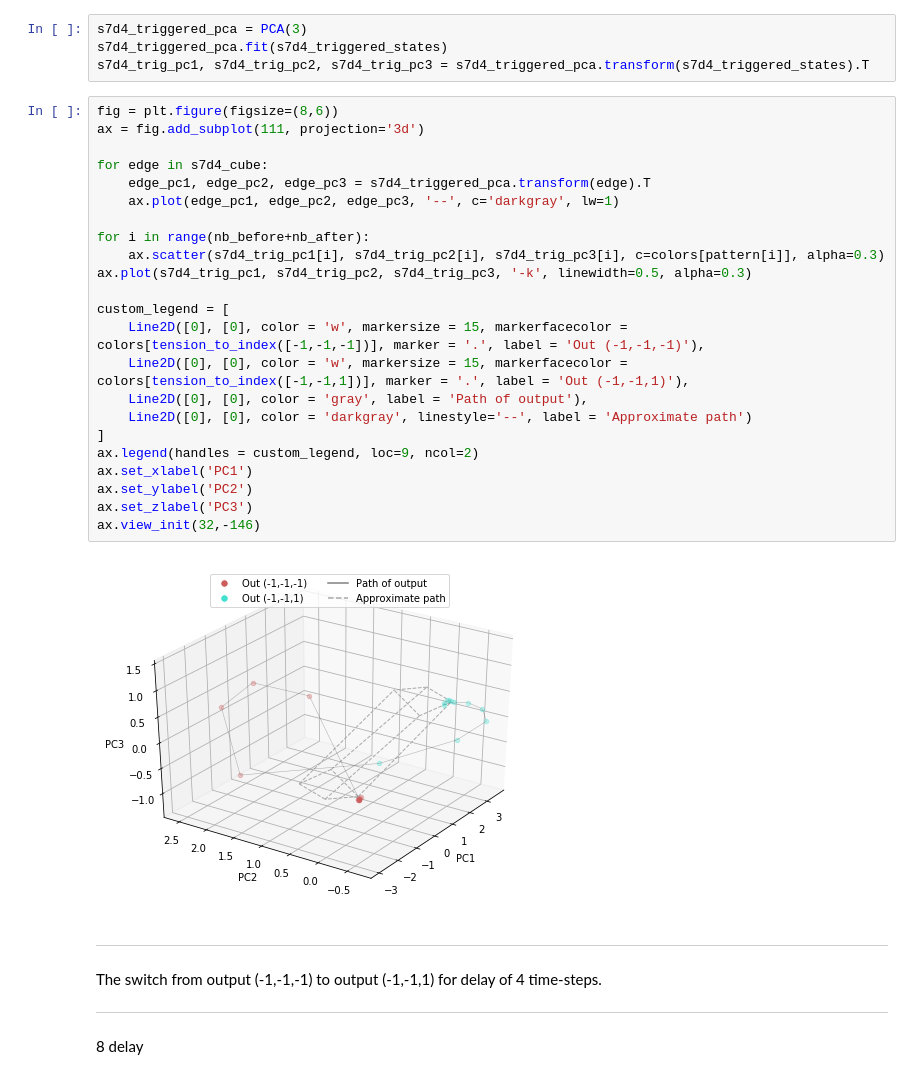
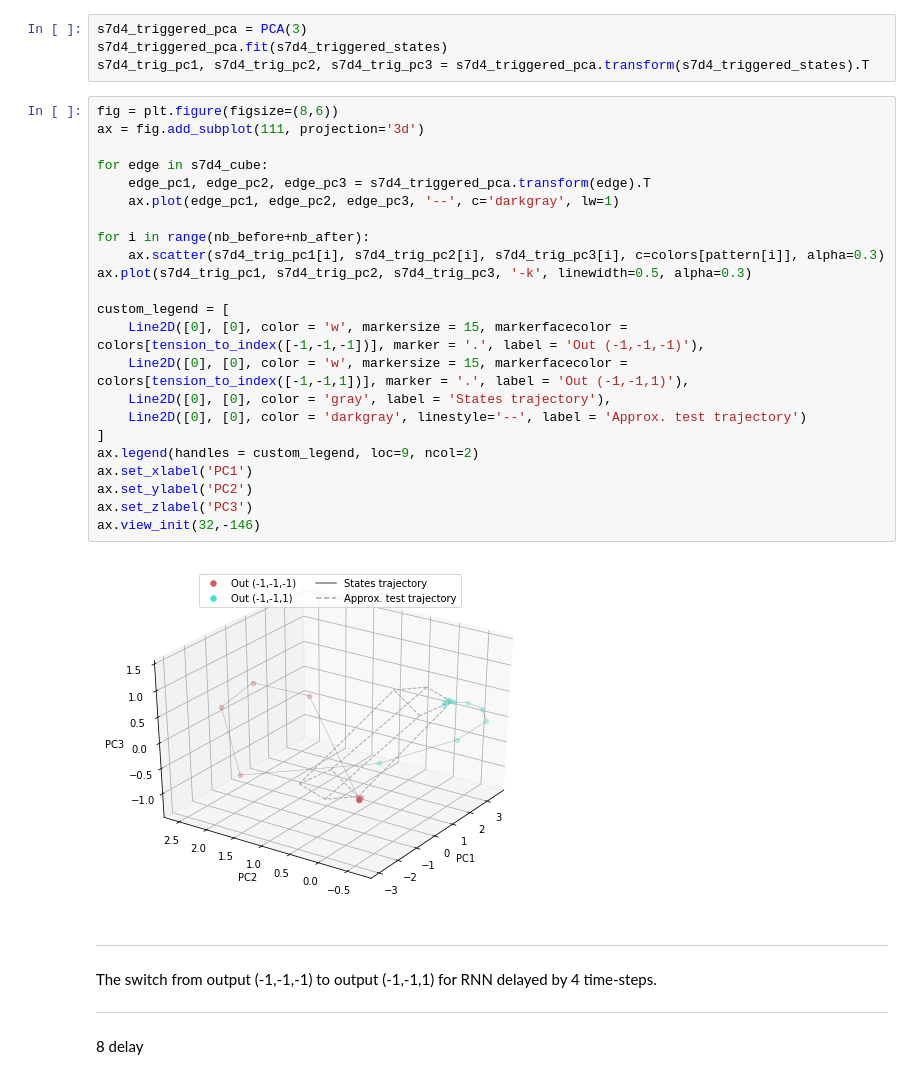
Before and after one commit to aude-forcione-lambert/an-investigation-of-memory-implementation-in-discrete-recurrent-neural-network, a Jupyter notebook: analysis.ipynb, the cells around one changed output. Cells and saved outputs as stored; diff of their text form.

```diff
--- a/analysis.ipynb
+++ b/analysis.ipynb
@@ -623,31 +610,31 @@ s7d4_trig_pc1, s7d4_trig_pc2, s7d4_trig_pc3 = s7d4_triggered_pca.transform(s7d4_
 # %%
 fig = plt.figure(figsize=(8,6))
 ax = fig.add_subplot(111, projection='3d')
 
 for edge in s7d4_cube:
     edge_pc1, edge_pc2, edge_pc3 = s7d4_triggered_pca.transform(edge).T
     ax.plot(edge_pc1, edge_pc2, edge_pc3, '--', c='darkgray', lw=1)
 
 for i in range(nb_before+nb_after):
     ax.scatter(s7d4_trig_pc1[i], s7d4_trig_pc2[i], s7d4_trig_pc3[i], c=colors[pattern[i]], alpha=0.3)
 ax.plot(s7d4_trig_pc1, s7d4_trig_pc2, s7d4_trig_pc3, '-k', linewidth=0.5, alpha=0.3)
 
 custom_legend = [
     Line2D([0], [0], color = 'w', markersize = 15, markerfacecolor = colors[tension_to_index([-1,-1,-1])], marker = '.', label = 'Out (-1,-1,-1)'),
     Line2D([0], [0], color = 'w', markersize = 15, markerfacecolor = colors[tension_to_index([-1,-1,1])], marker = '.', label = 'Out (-1,-1,1)'),
-    Line2D([0], [0], color = 'gray', label = 'Path of output'),
-    Line2D([0], [0], color = 'darkgray', linestyle='--', label = 'Approximate path')
+    Line2D([0], [0], color = 'gray', label = 'States trajectory'),
+    Line2D([0], [0], color = 'darkgray', linestyle='--', label = 'Approx. test trajectory')
 ]
 ax.legend(handles = custom_legend, loc=9, ncol=2)
 ax.set_xlabel('PC1')
 ax.set_ylabel('PC2')
 ax.set_zlabel('PC3')
 ax.view_init(32,-146)
 # %% [output]
-[figure, old version]
+[figure, new version]
 # %% [markdown]
 ---
-The switch from output (-1,-1,-1) to output (-1,-1,1) for delay of 4 time-steps.
+The switch from output (-1,-1,-1) to output (-1,-1,1) for RNN delayed by 4 time-steps.
 
 ---
 # %% [markdown]
```
Also changed, not shown: parts of 24 cells of this notebook.
